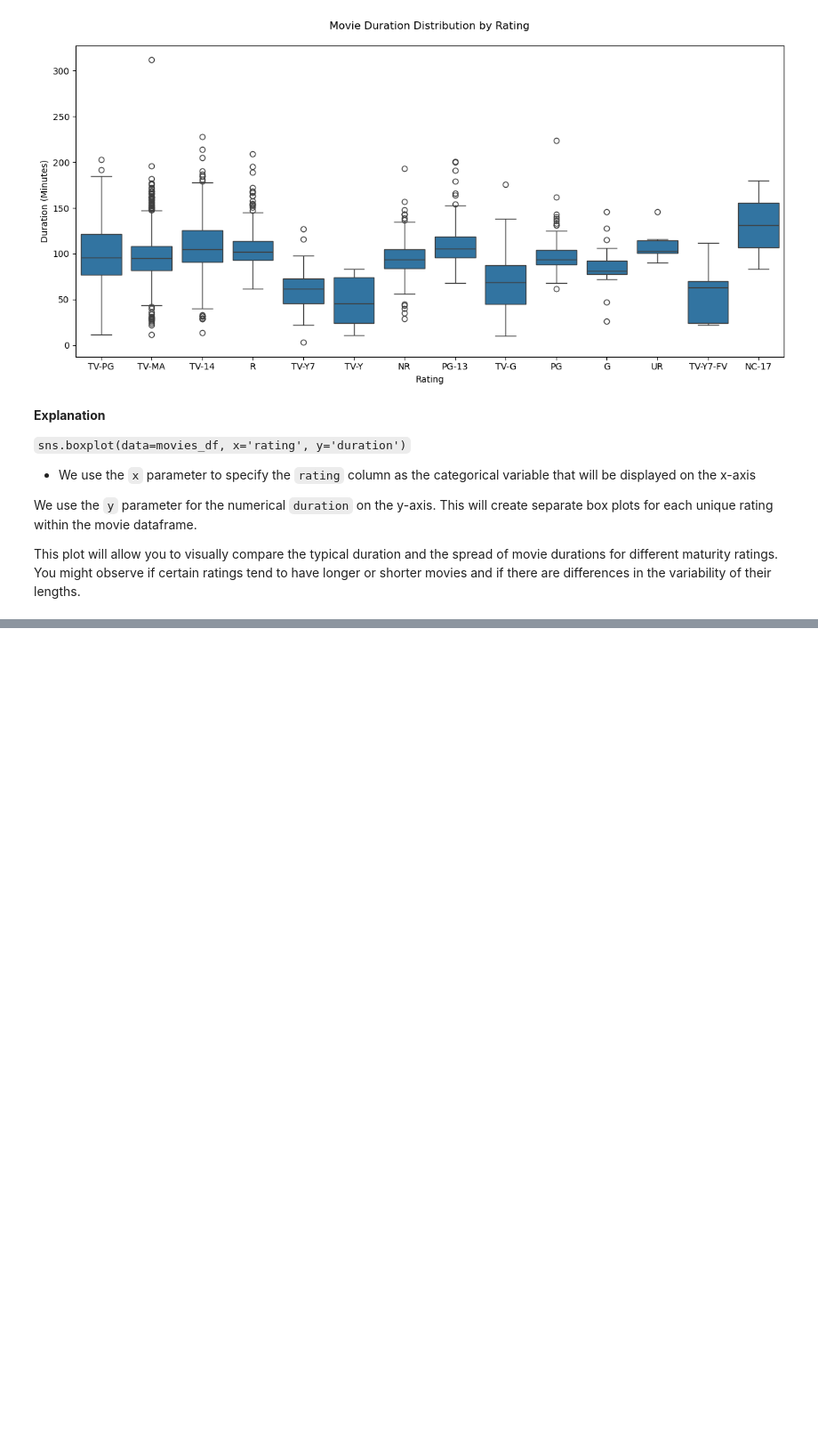
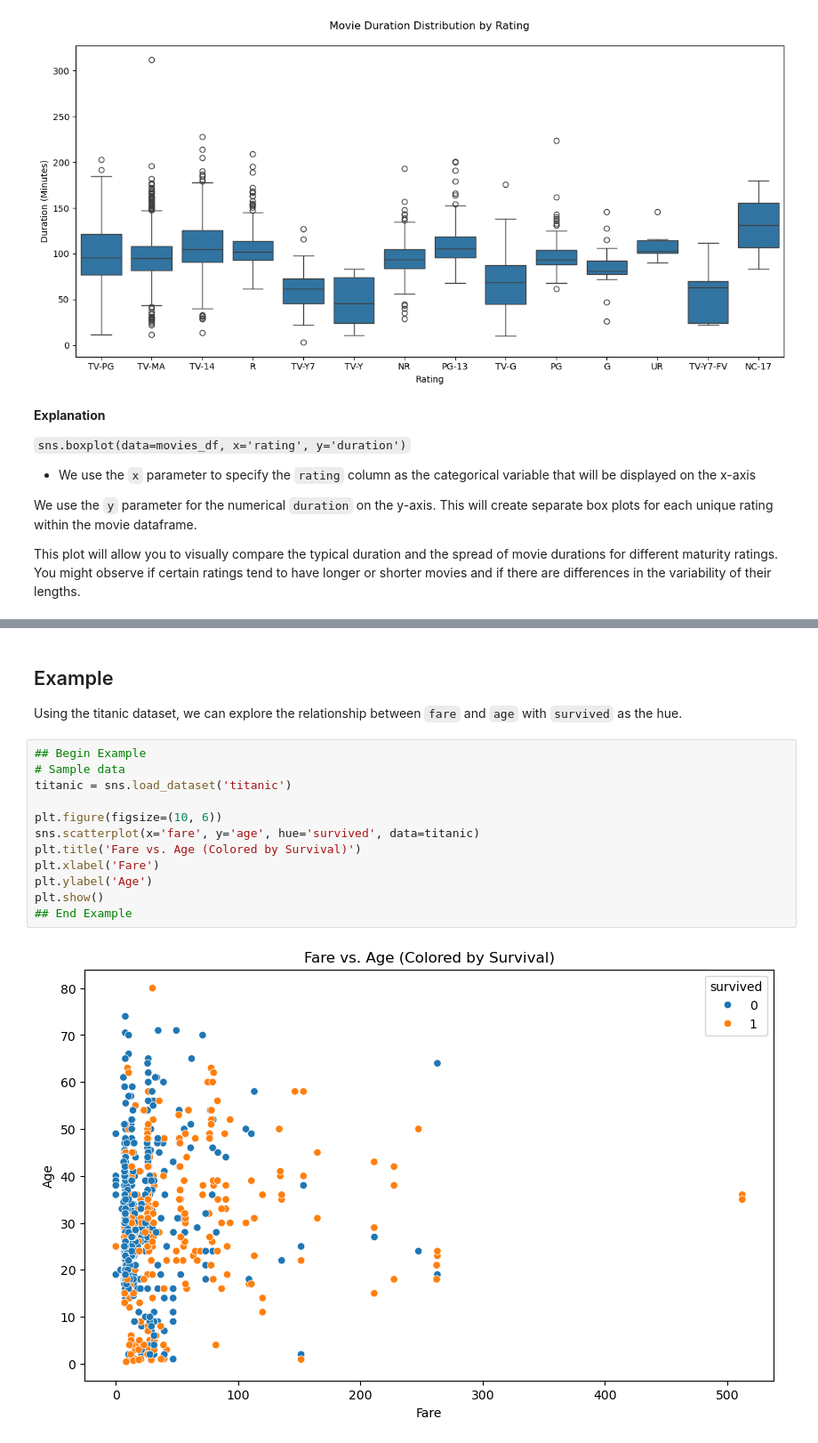
Before and after one commit to michaeltothewilson/data-with-python, a Jupyter notebook: notebooks/10_seaborn.ipynb, the cells around one changed output, grey strips where cells are left out. Shown at 89% size. Saved outputs shown, nothing was run; the diff lists cells and outputs as text; blank space fills up the shorter version.

```diff
--- a/notebooks/10_seaborn.ipynb
+++ b/notebooks/10_seaborn.ipynb
@@ -187,0 +167,18 @@ This plot will allow you to visually compare the typical duration and the spread
+# %% [markdown]
+## Example
+
+Using the titanic dataset, we can explore the relationship between `fare` and `age` with `survived` as the hue.
+# %%
+## Begin Example
+# Sample data
+titanic = sns.load_dataset('titanic')
+
+plt.figure(figsize=(10, 6))
+sns.scatterplot(x='fare', y='age', hue='survived', data=titanic)
+plt.title('Fare vs. Age (Colored by Survival)')
+plt.xlabel('Fare')
+plt.ylabel('Age')
+plt.show()
+## End Example
+# %% [output]
+[figure, added]
```
Also changed, not shown: parts of 18 cells of this notebook.
